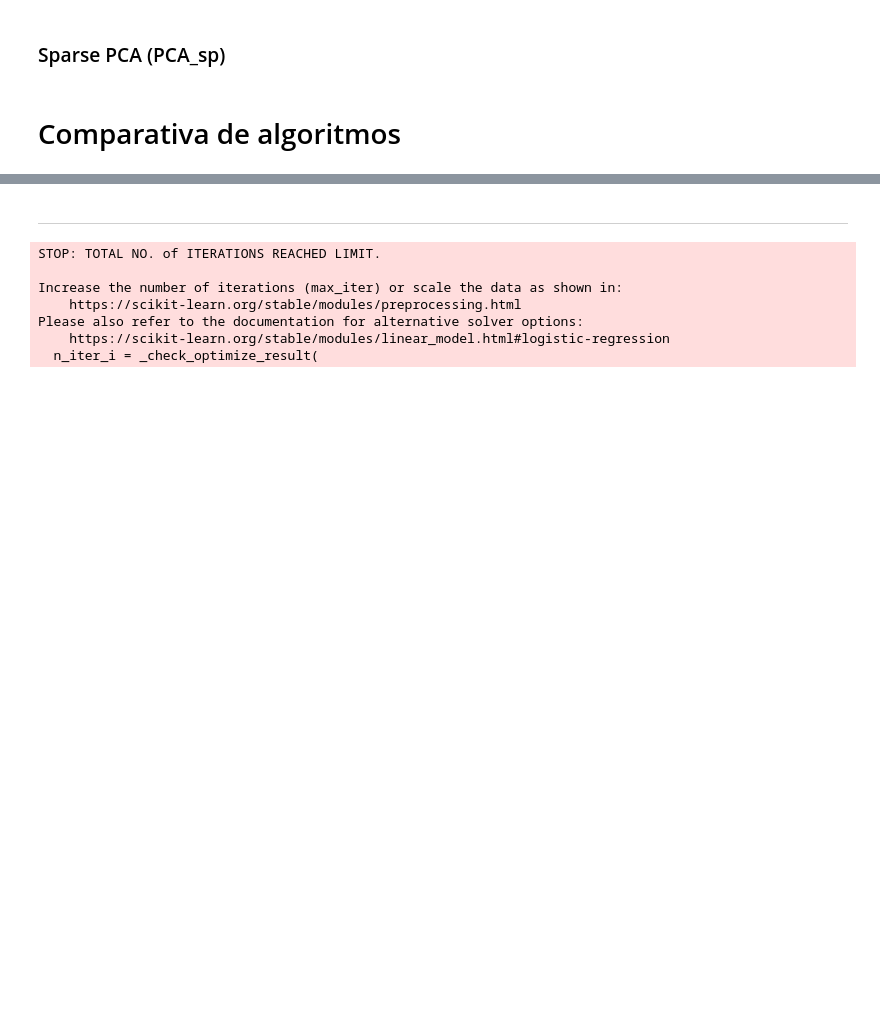
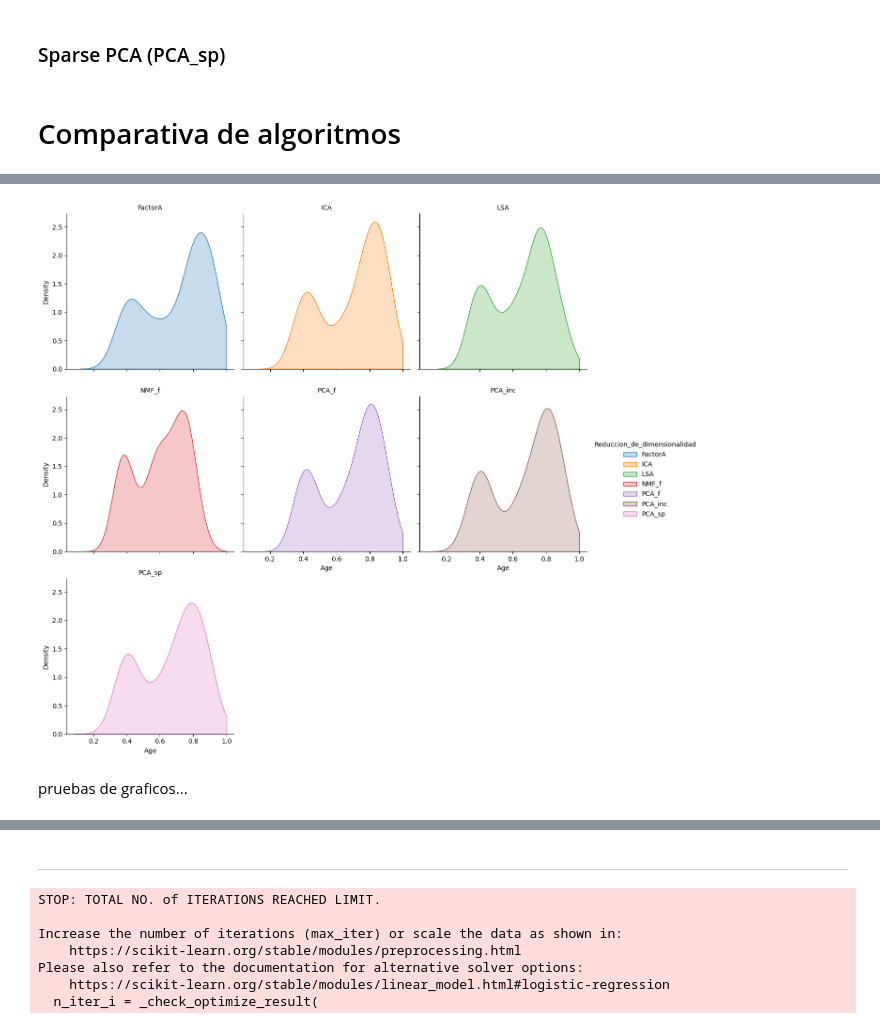
Before and after one commit to dcalonge/TFM, a Jupyter notebook: tfm.ipynb, the cells around one changed output, grey strips where cells are left out. Saved outputs shown, nothing was run; the diff lists cells and outputs as text; code cells hidden in the pictures; blank space fills up the shorter version.

```diff
--- a/tfm.ipynb
+++ b/tfm.ipynb
@@ -773,0 +731,15 @@ df_results
+# %%
+g = sns.FacetGrid(df_results, hue="Reduccion_de_dimensionalidad", col="Reduccion_de_dimensionalidad", col_wrap=3, height=4, sharex=True, sharey=True)
+
+g.map(sns.kdeplot, "accuracy", fill=True, clip=(0, 1))
+
+g.set_titles("{col_name}")
+g.set_axis_labels("Age", "Density")
+g.add_legend()
+
+# Show the plot
+plt.show()
+# %% [output]
+[figure, added]
+# %% [markdown]
+pruebas de graficos...
```
Also changed, not shown: parts of 29 cells of this notebook.
